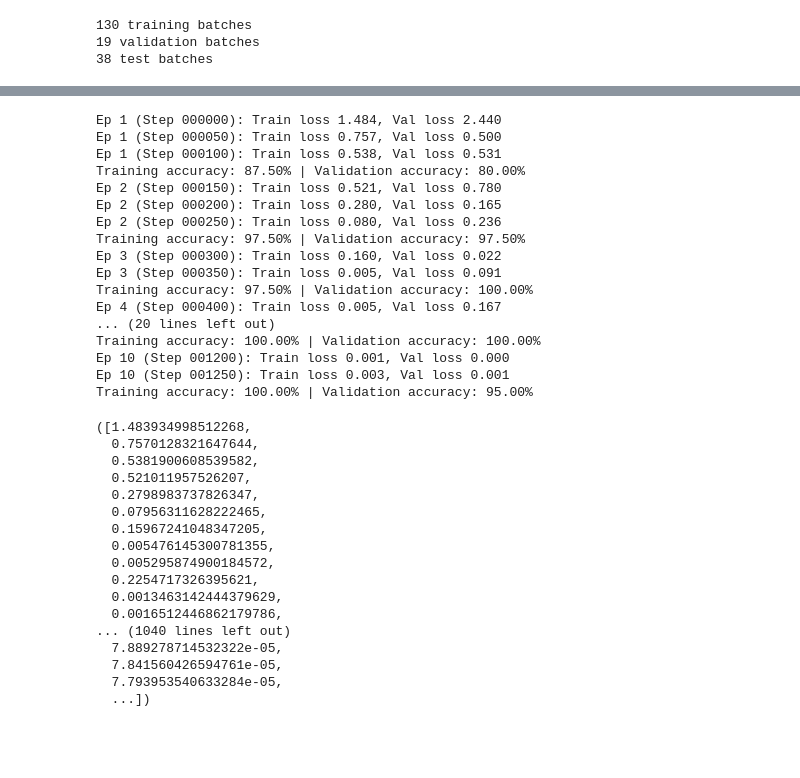
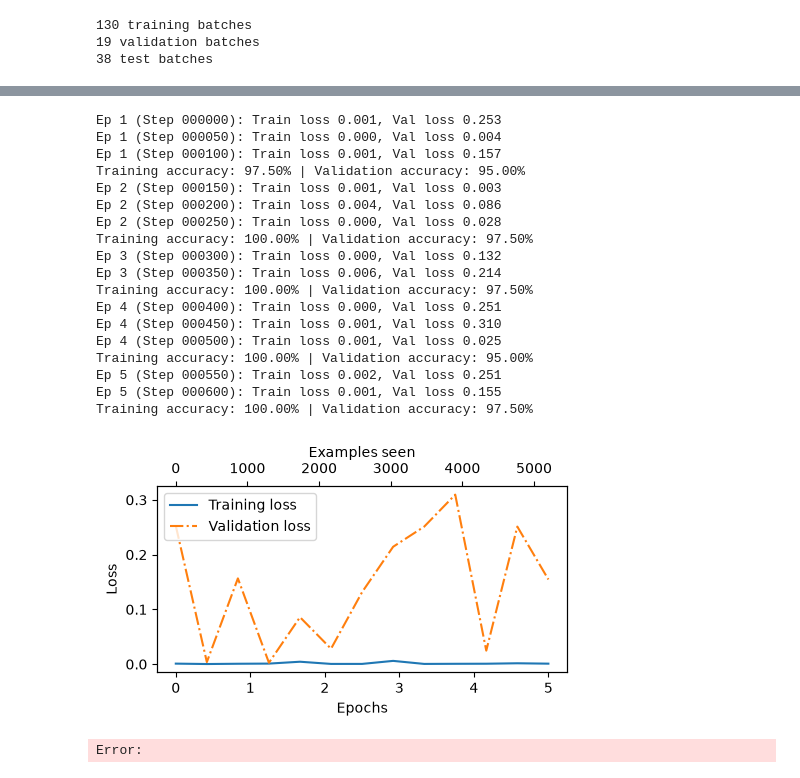
Before and after one commit to bbindae/llm-ochestrator, a Jupyter notebook: workspace_LoRA.ipynb, the cells around one changed output, grey strips where cells are left out. Drawn from its saved outputs; the diff is of its cells as text; code cells hidden in the pictures; blank space fills up the shorter version.

```diff
--- a/workspace_LoRA.ipynb
+++ b/workspace_LoRA.ipynb
@@ -18,5 +52,5 @@ ochestrator.model_config
 # %%
-ochestrator.load_model("./trained_models/gpt2-small-1024-(124M)-classification.pth")
+# ochestrator.load_model("./trained_models/gpt2-small-1024-(124M)-classification.pth")
 # %%
 import torch
 torch.manual_seed(123)
@@ -24,7 +58,8 @@ base_path = "./training_data/sms_spam_collection/"
 train_loader, val_loader, test_loader = ochestrator.create_spamdata_dataloader(train_file_path=base_path+"train.csv",
                                        val_file_path=base_path+"validation.csv",
                                        test_file_path=base_path+"test.csv",
-                                       batch_size=8
+                                       batch_size=8,
+                                       shuffle=True
                                        )
 # %%
 print("Train loader:")
@@ -45,4 +80,8 @@ print(f"{len(test_loader)} test batches")
 130 training batches
 19 validation batches
 38 test batches
+# %%
+torch.manual_seed(123)
+num_classes = 2
+ochestrator.model.out_head = torch.nn.Linear(in_features=768, out_features=num_classes).to(ochestrator.device)
 # %%
@@ -60,43 +186,39 @@ Test accuracy: 51.25%
 # %%
 num_epochs = 5
-ochestrator.train_classifier(train_loader=train_loader,
+train_losses, val_losses, train_accs, val_accs, examples_seen, track_lrs = ochestrator.train_classifier(train_loader=train_loader,
                              validation_loader=val_loader,
                              eval_iter=5,
                              eval_freq=50,
                              num_epochs=num_epochs
                             )
 # %% [output]
-Ep 1 (Step 000000): Train loss 1.484, Val loss 2.440
-Ep 1 (Step 000050): Train loss 0.757, Val loss 0.500
-Ep 1 (Step 000100): Train loss 0.538, Val loss 0.531
-Training accuracy: 87.50% | Validation accuracy: 80.00%
-Ep 2 (Step 000150): Train loss 0.521, Val loss 0.780
-Ep 2 (Step 000200): Train loss 0.280, Val loss 0.165
-Ep 2 (Step 000250): Train loss 0.080, Val loss 0.236
-Training accuracy: 97.50% | Validation accuracy: 97.50%
-Ep 3 (Step 000300): Train loss 0.160, Val loss 0.022
-Ep 3 (Step 000350): Train loss 0.005, Val loss 0.091
-Training accuracy: 97.50% | Validation accuracy: 100.00%
-Ep 4 (Step 000400): Train loss 0.005, Val loss 0.167
-... (20 lines left out)
-Training accuracy: 100.00% | Validation accuracy: 100.00%
-Ep 10 (Step 001200): Train loss 0.001, Val loss 0.000
-Ep 10 (Step 001250): Train loss 0.003, Val loss 0.001
+Ep 1 (Step 000000): Train loss 0.001, Val loss 0.253
+Ep 1 (Step 000050): Train loss 0.000, Val loss 0.004
+Ep 1 (Step 000100): Train loss 0.001, Val loss 0.157
+Training accuracy: 97.50% | Validation accuracy: 95.00%
+Ep 2 (Step 000150): Train loss 0.001, Val loss 0.003
+Ep 2 (Step 000200): Train loss 0.004, Val loss 0.086
+Ep 2 (Step 000250): Train loss 0.000, Val loss 0.028
+Training accuracy: 100.00% | Validation accuracy: 97.50%
+Ep 3 (Step 000300): Train loss 0.000, Val loss 0.132
+Ep 3 (Step 000350): Train loss 0.006, Val loss 0.214
+Training accuracy: 100.00% | Validation accuracy: 97.50%
+Ep 4 (Step 000400): Train loss 0.000, Val loss 0.251
+Ep 4 (Step 000450): Train loss 0.001, Val loss 0.310
+Ep 4 (Step 000500): Train loss 0.001, Val loss 0.025
 Training accuracy: 100.00% | Validation accuracy: 95.00%
+Ep 5 (Step 000550): Train loss 0.002, Val loss 0.251
+Ep 5 (Step 000600): Train loss 0.001, Val loss 0.155
+Training accuracy: 100.00% | Validation accuracy: 97.50%
-([1.483934998512268,
-  0.7570128321647644,
-  0.5381900608539582,
-  0.521011957526207,
-  0.2798983737826347,
-  0.07956311628222465,
-  0.15967241048347205,
-  0.005476145300781355,
-  0.005295874900184572,
-  0.2254717326395621,
-  0.0013463142444379629,
-  0.0016512446862179786,
-... (1040 lines left out)
-  7.889278714532322e-05,
-  7.841560426594761e-05,
-  7.793953540633284e-05,
-  ...])
+# %%
+epochs_tensor = torch.linspace(0, num_epochs, len(train_losses))
+examples_seen_tensor = torch.linspace(0, examples_seen, len(train_losses))
+
+ochestrator.plot_values(epochs_seen=epochs_tensor,
+                        examples_seen=examples_seen_tensor,
+                        train_values=train_losses,
+                        val_values=val_losses,
+                        label="loss")
+# %% [output]
+[figure, added]
+Error:
```
Also changed, not shown: parts of 13 cells of this notebook, 2 other files.
